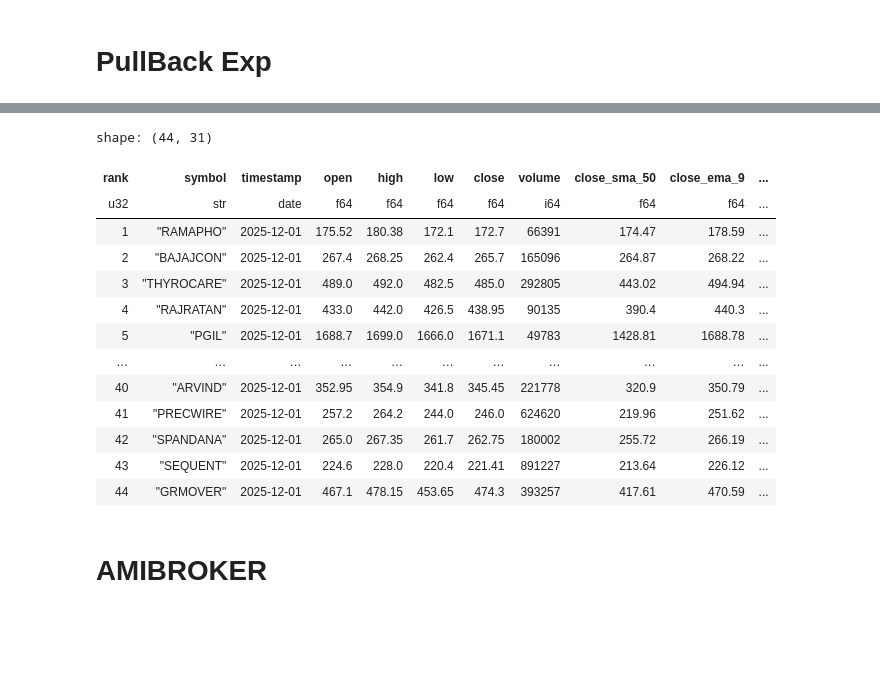
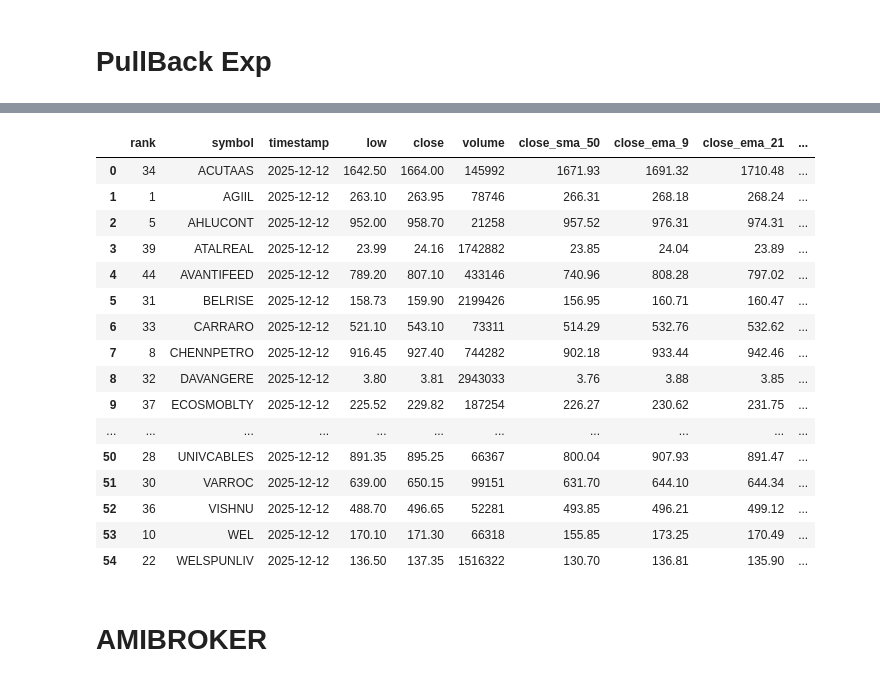
Before and after one commit to GandhiParth/TradeBot, a Jupyter notebook: vcp.ipynb, the cells around one changed output, grey strips where cells are left out. Cells and saved outputs as stored; diff of their text form; code cells hidden in the pictures; blank space fills up the shorter version.

Commit message:
added vcp filter and modified bash

```diff
--- a/vcp.ipynb
+++ b/vcp.ipynb
@@ -11,7 +11,7 @@ setup_logger()
 
 logger = logging.getLogger(__name__)
 # %%
-END_DATE = datetime(2025, 12, 1)
+END_DATE = datetime(2025, 12, 12)
 # %%
 scan_symbol_list = (
     pl.scan_parquet(scans_save_path / "adr_stocks.parquet")
@@ -178,20 +159,44 @@ TypeError: fold() got an unexpected keyword argument 'f'
 # %%
-pullback_filter
+pullback_filter.select(
+    ['rank',
+ 'symbol',
+ 'timestamp',
+#  'open',
+#  'high',
+ 'low',
+ 'close',
+ 'volume',
+ 'close_sma_50',
+ 'close_ema_9',
+ 'close_ema_21',
+ 'volume_sma_20',
+ 'volume_sma_50',
+ 'day_range',
+ 'adr_pct_20',
+ 'rvol_pct',
+ 'near_close_ema_9',
+ 'near_close_ema_21',
+ 'near_close_sma_50',
+ 'mid_down_count',
+ 'mid_down_streak']).sort("symbol").to_pandas()
 # %% [output]
-shape: (44, 31)
-| rank | symbol | timestamp | open | high | low | close | volume | close_sma_50 | close_ema_9 | ... |
-| u32 | str | date | f64 | f64 | f64 | f64 | i64 | f64 | f64 | ... |
-| 1 | "RAMAPHO" | 2025-12-01 | 175.52 | 180.38 | 172.1 | 172.7 | 66391 | 174.47 | 178.59 | ... |
-| 2 | "BAJAJCON" | 2025-12-01 | 267.4 | 268.25 | 262.4 | 265.7 | 165096 | 264.87 | 268.22 | ... |
-| 3 | "THYROCARE" | 2025-12-01 | 489.0 | 492.0 | 482.5 | 485.0 | 292805 | 443.02 | 494.94 | ... |
-| 4 | "RAJRATAN" | 2025-12-01 | 433.0 | 442.0 | 426.5 | 438.95 | 90135 | 390.4 | 440.3 | ... |
-| 5 | "PGIL" | 2025-12-01 | 1688.7 | 1699.0 | 1666.0 | 1671.1 | 49783 | 1428.81 | 1688.78 | ... |
-| … | … | … | … | … | … | … | … | … | … | ... |
-| 40 | "ARVIND" | 2025-12-01 | 352.95 | 354.9 | 341.8 | 345.45 | 221778 | 320.9 | 350.79 | ... |
-| 41 | "PRECWIRE" | 2025-12-01 | 257.2 | 264.2 | 244.0 | 246.0 | 624620 | 219.96 | 251.62 | ... |
-| 42 | "SPANDANA" | 2025-12-01 | 265.0 | 267.35 | 261.7 | 262.75 | 180002 | 255.72 | 266.19 | ... |
-| 43 | "SEQUENT" | 2025-12-01 | 224.6 | 228.0 | 220.4 | 221.41 | 891227 | 213.64 | 226.12 | ... |
-| 44 | "GRMOVER" | 2025-12-01 | 467.1 | 478.15 | 453.65 | 474.3 | 393257 | 417.61 | 470.59 | ... |
+|  | rank | symbol | timestamp | low | close | volume | close_sma_50 | close_ema_9 | close_ema_21 | ... |
+| 0 | 34 | ACUTAAS | 2025-12-12 | 1642.50 | 1664.00 | 145992 | 1671.93 | 1691.32 | 1710.48 | ... |
+| 1 | 1 | AGIIL | 2025-12-12 | 263.10 | 263.95 | 78746 | 266.31 | 268.18 | 268.24 | ... |
+| 2 | 5 | AHLUCONT | 2025-12-12 | 952.00 | 958.70 | 21258 | 957.52 | 976.31 | 974.31 | ... |
+| 3 | 39 | ATALREAL | 2025-12-12 | 23.99 | 24.16 | 1742882 | 23.85 | 24.04 | 23.89 | ... |
+| 4 | 44 | AVANTIFEED | 2025-12-12 | 789.20 | 807.10 | 433146 | 740.96 | 808.28 | 797.02 | ... |
+| 5 | 31 | BELRISE | 2025-12-12 | 158.73 | 159.90 | 2199426 | 156.95 | 160.71 | 160.47 | ... |
+| 6 | 33 | CARRARO | 2025-12-12 | 521.10 | 543.10 | 73311 | 514.29 | 532.76 | 532.62 | ... |
+| 7 | 8 | CHENNPETRO | 2025-12-12 | 916.45 | 927.40 | 744282 | 902.18 | 933.44 | 942.46 | ... |
+| 8 | 32 | DAVANGERE | 2025-12-12 | 3.80 | 3.81 | 2943033 | 3.76 | 3.88 | 3.85 | ... |
+| 9 | 37 | ECOSMOBLTY | 2025-12-12 | 225.52 | 229.82 | 187254 | 226.27 | 230.62 | 231.75 | ... |
+| ... | ... | ... | ... | ... | ... | ... | ... | ... | ... | ... |
+| 50 | 28 | UNIVCABLES | 2025-12-12 | 891.35 | 895.25 | 66367 | 800.04 | 907.93 | 891.47 | ... |
+| 51 | 30 | VARROC | 2025-12-12 | 639.00 | 650.15 | 99151 | 631.70 | 644.10 | 644.34 | ... |
+| 52 | 36 | VISHNU | 2025-12-12 | 488.70 | 496.65 | 52281 | 493.85 | 496.21 | 499.12 | ... |
+| 53 | 10 | WEL | 2025-12-12 | 170.10 | 171.30 | 66318 | 155.85 | 173.25 | 170.49 | ... |
+| 54 | 22 | WELSPUNLIV | 2025-12-12 | 136.50 | 137.35 | 1516322 | 130.70 | 136.81 | 135.90 | ... |
 # %% [markdown]
 # AMIBROKER
 # %%
```
Also changed, not shown: parts of 5 cells of this notebook, 3 other files.
